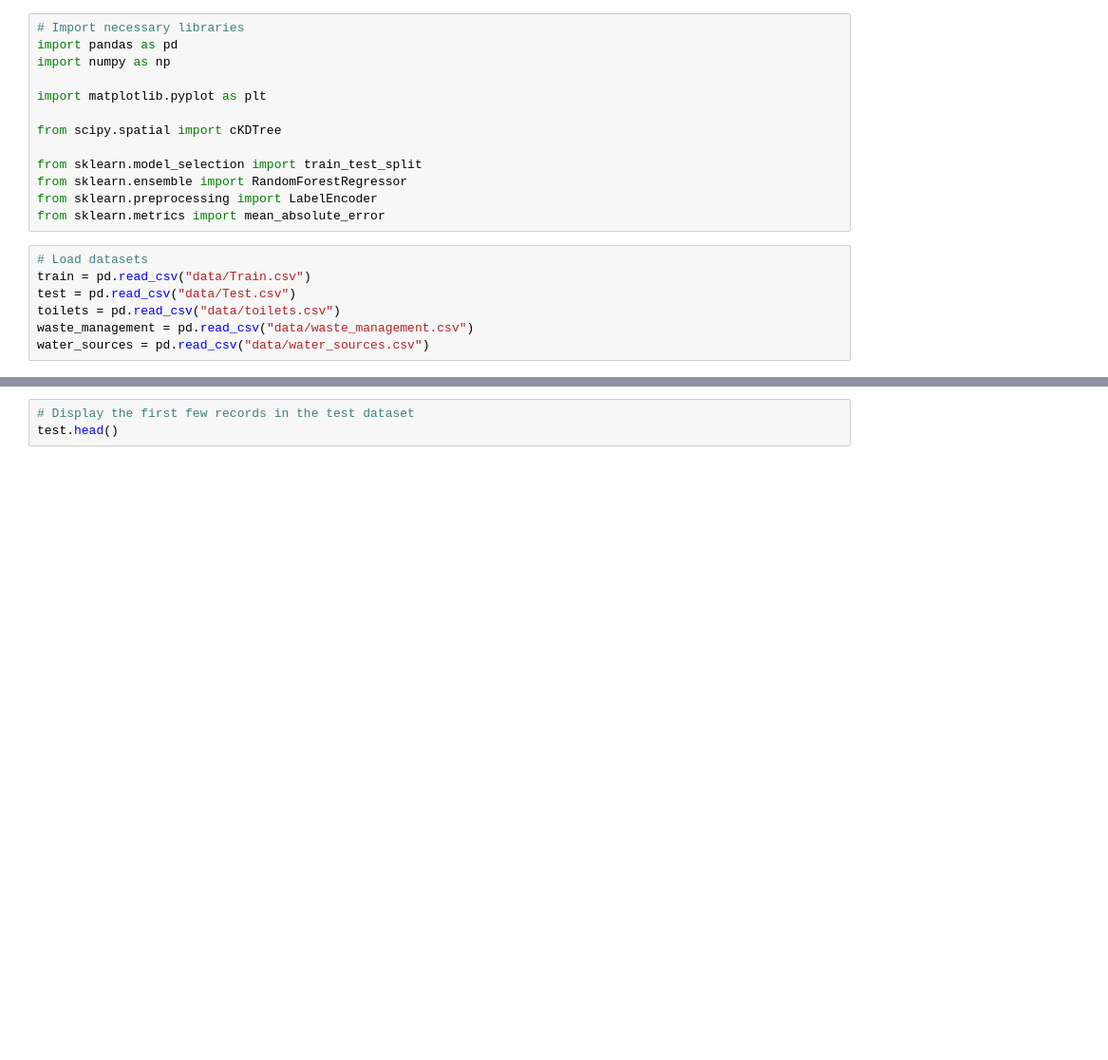
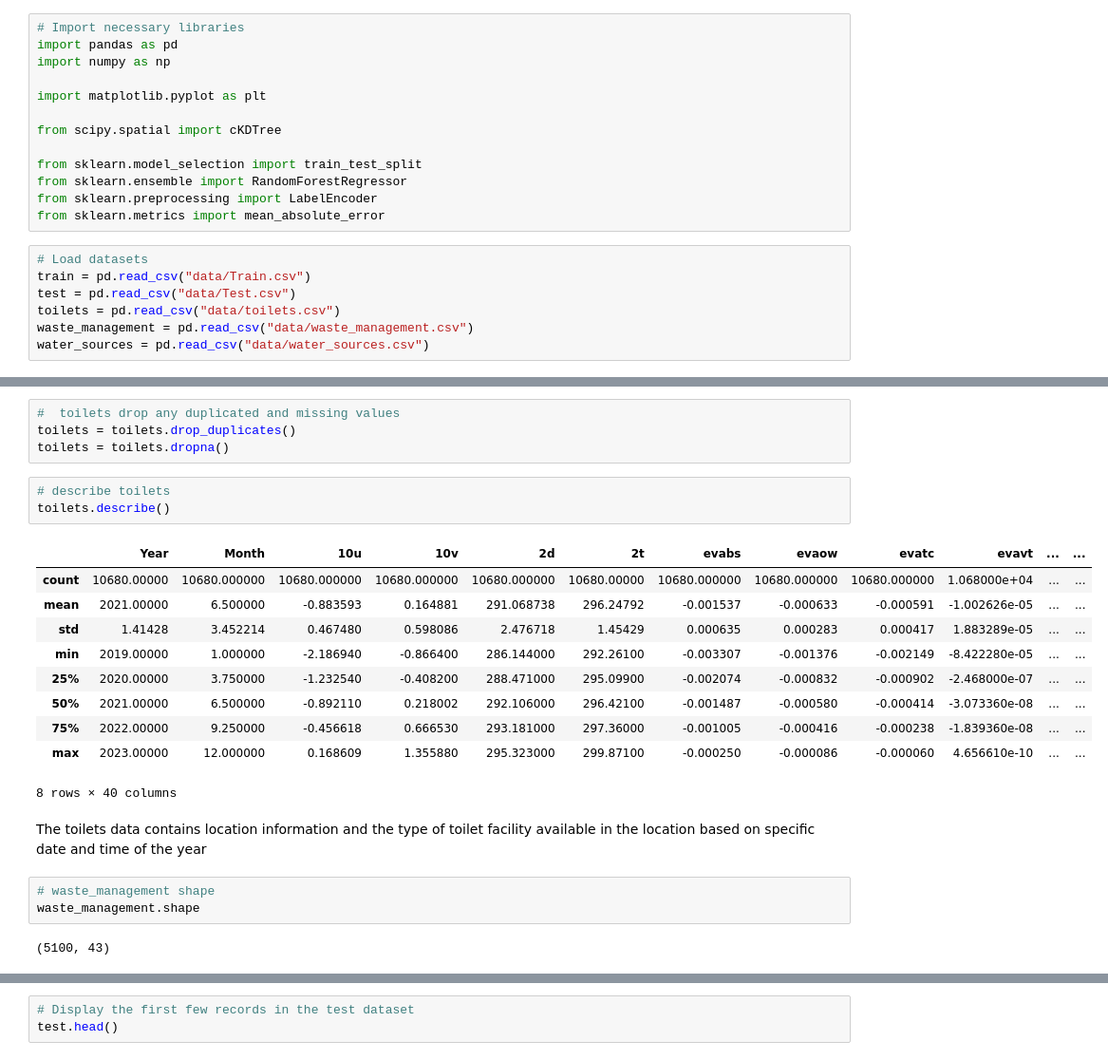
Before and after one commit to michaelgobz/ML-and-AI-Challenges, a Jupyter notebook: SUA-Outsmarting-Outbreaks-Challenge/Outsmarting_Outbreaks.ipynb, the cells around one changed output, grey strips where cells are left out. Shown at 95% size. Cells and saved outputs as stored; diff of their text form; blank space fills up the shorter version.

Commit message:
updated the code to explore the data in depth

```diff
--- a/SUA-Outsmarting-Outbreaks-Challenge/Outsmarting_Outbreaks.ipynb
+++ b/SUA-Outsmarting-Outbreaks-Challenge/Outsmarting_Outbreaks.ipynb
@@ -45,0 +50,25 @@ train.describe()
+# %%
+#  toilets drop any duplicated and missing values
+toilets = toilets.drop_duplicates()
+toilets = toilets.dropna()
+# %%
+# describe toilets
+toilets.describe()
+# %% [output]
+|  | Year | Month | 10u | 10v | 2d | 2t | evabs | evaow | evatc | evavt | ... | ... |
+| count | 10680.00000 | 10680.000000 | 10680.000000 | 10680.000000 | 10680.000000 | 10680.00000 | 10680.000000 | 10680.000000 | 10680.000000 | 1.068000e+04 | ... | ... |
+| mean | 2021.00000 | 6.500000 | -0.883593 | 0.164881 | 291.068738 | 296.24792 | -0.001537 | -0.000633 | -0.000591 | -1.002626e-05 | ... | ... |
+| std | 1.41428 | 3.452214 | 0.467480 | 0.598086 | 2.476718 | 1.45429 | 0.000635 | 0.000283 | 0.000417 | 1.883289e-05 | ... | ... |
+| min | 2019.00000 | 1.000000 | -2.186940 | -0.866400 | 286.144000 | 292.26100 | -0.003307 | -0.001376 | -0.002149 | -8.422280e-05 | ... | ... |
+| 25% | 2020.00000 | 3.750000 | -1.232540 | -0.408200 | 288.471000 | 295.09900 | -0.002074 | -0.000832 | -0.000902 | -2.468000e-07 | ... | ... |
+| 50% | 2021.00000 | 6.500000 | -0.892110 | 0.218002 | 292.106000 | 296.42100 | -0.001487 | -0.000580 | -0.000414 | -3.073360e-08 | ... | ... |
+| 75% | 2022.00000 | 9.250000 | -0.456618 | 0.666530 | 293.181000 | 297.36000 | -0.001005 | -0.000416 | -0.000238 | -1.839360e-08 | ... | ... |
+| max | 2023.00000 | 12.000000 | 0.168609 | 1.355880 | 295.323000 | 299.87100 | -0.000250 | -0.000086 | -0.000060 | 4.656610e-10 | ... | ... |
+8 rows × 40 columns
+# %% [markdown]
+The toilets data contains location information and the type of toilet facility available in the location based on specific date and time of the year
+# %%
+# waste_management shape
+waste_management.shape
+# %% [output]
+(5100, 43)
```
Also changed, not shown: parts of 18 cells of this notebook.
